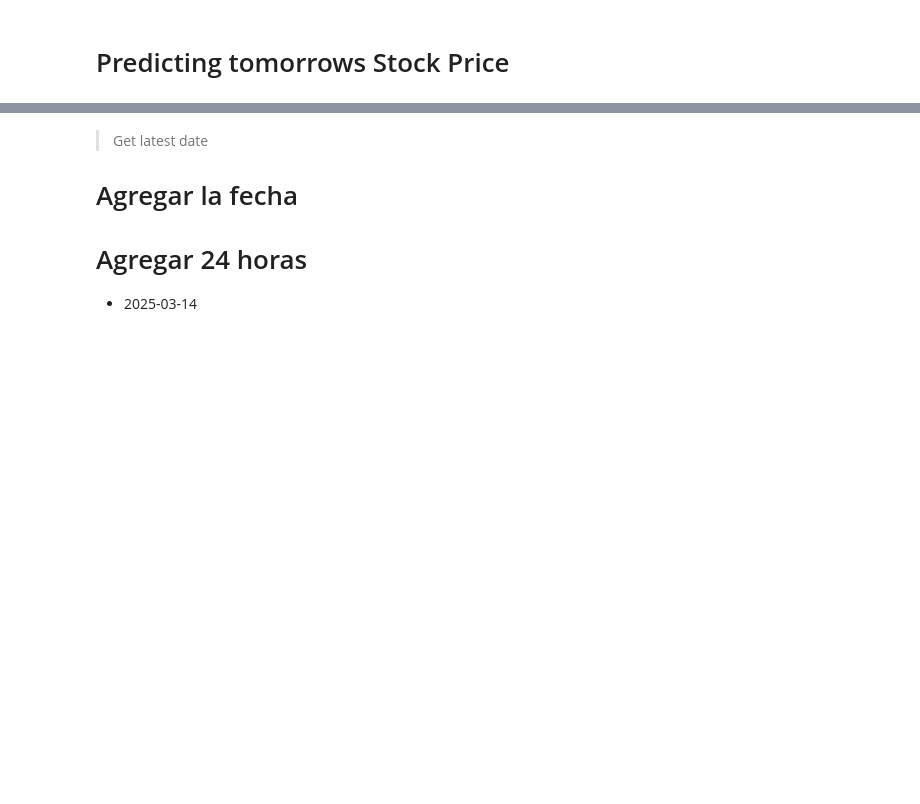
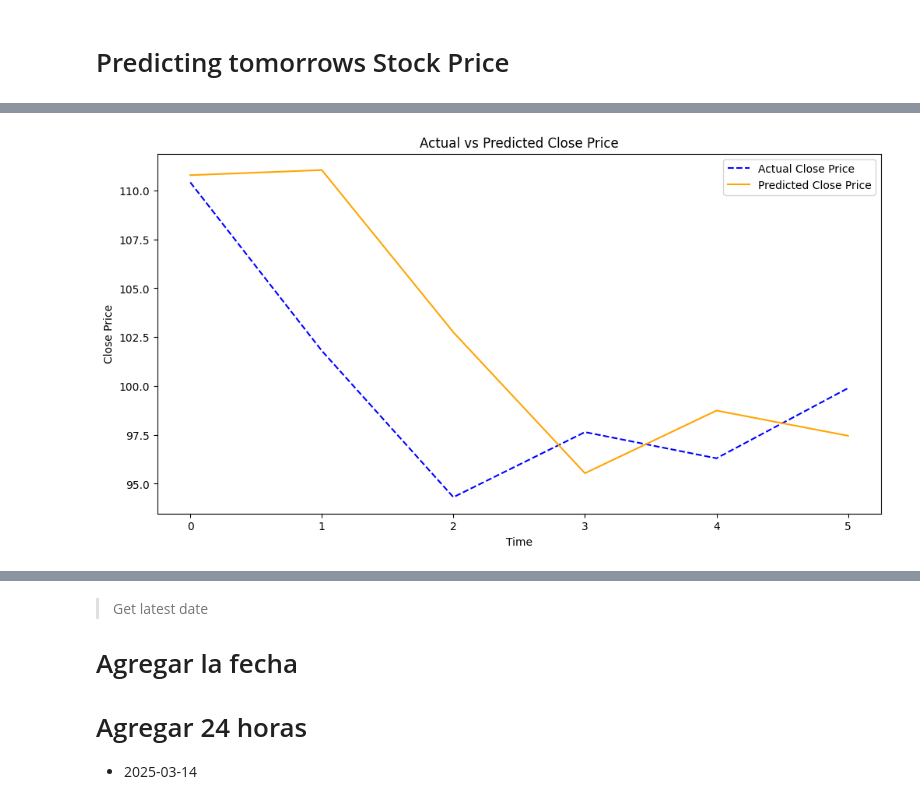
Before and after one commit to W0480628/Stock-Market, a Jupyter notebook: StockMrket.ipynb, the cells around one changed output, grey strips where cells are left out. Cells and saved outputs as stored; diff of their text form; code cells hidden in the pictures; blank space fills up the shorter version.

```diff
--- a/StockMrket.ipynb
+++ b/StockMrket.ipynb
@@ -293,0 +306,16 @@ New record inserted successfully
+# %%
+# Assuming 'model' is your pre-trained model
+Y_pred_lr = model.predict(X_test)  # Add this line before plotting
+# %%
+import matplotlib.pyplot as plt
+from sklearn.preprocessing import StandardScaler
+plt.figure(figsize=(12, 6))
+plt.plot(Y_test.values, label='Actual Close Price', color='blue', linestyle='dashed')
+plt.plot(Y_pred_lr, label='Predicted Close Price', color='orange')
+plt.title('Actual vs Predicted Close Price')
+plt.xlabel('Time')
+plt.ylabel('Close Price')
+plt.legend()
+plt.show()
+# %% [output]
+[figure, added]
```
Also changed, not shown: parts of 11 cells of this notebook, 6 other files.
